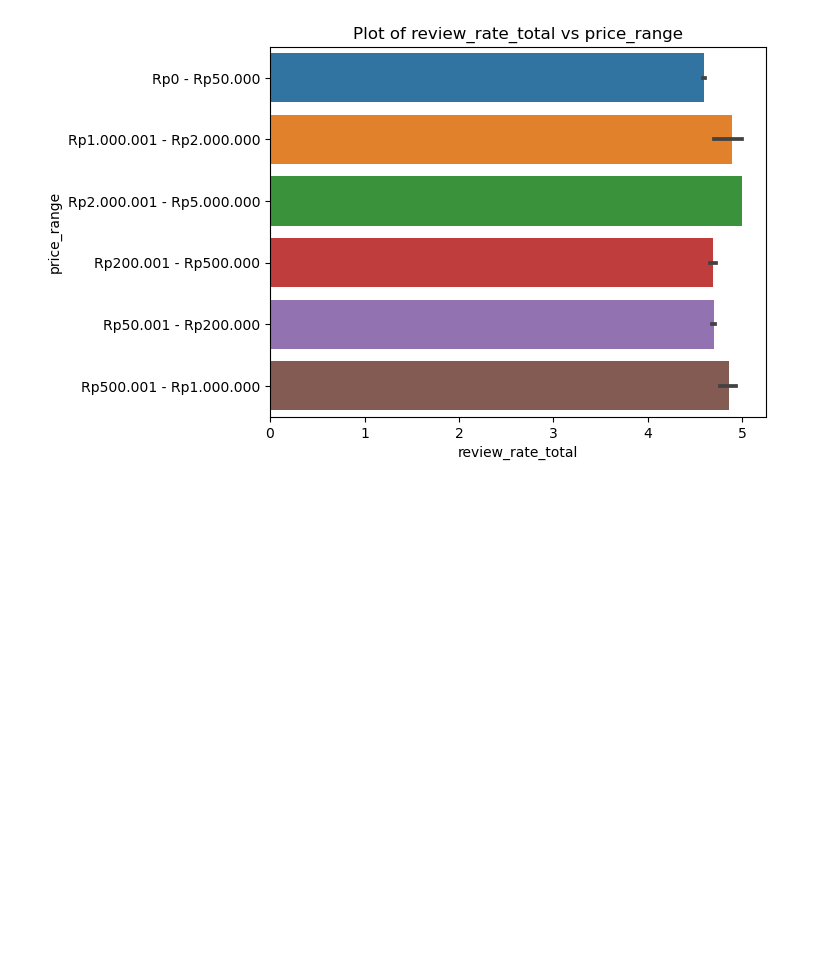
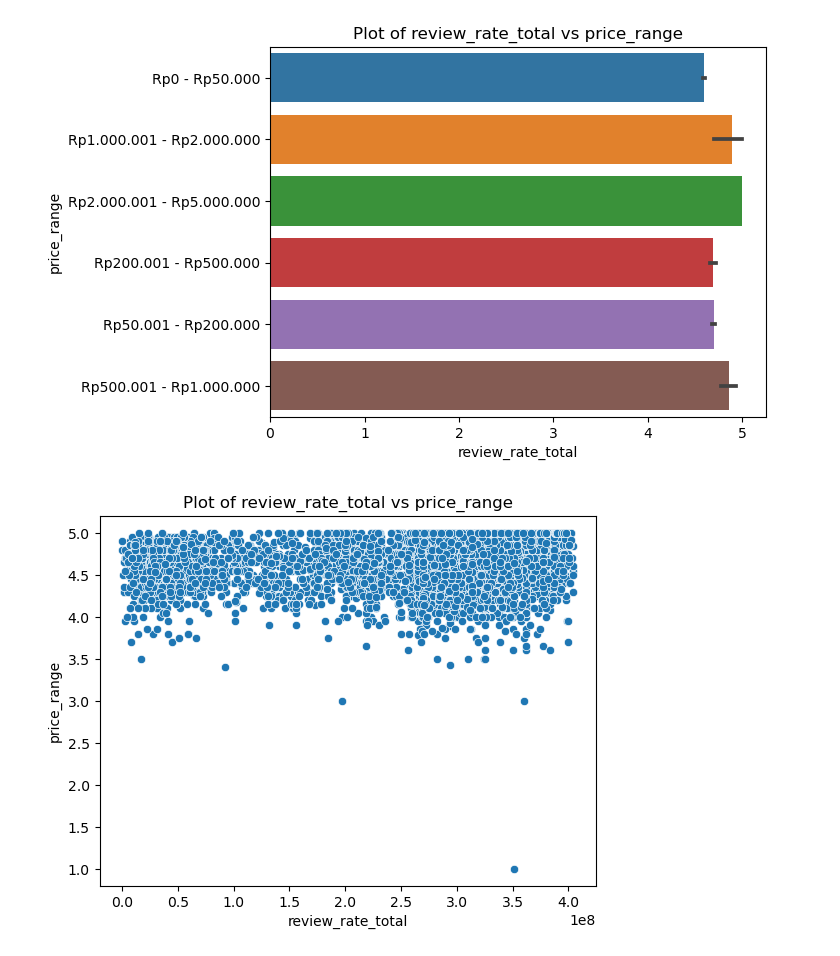
Before and after one commit to azzezzanf/bigboxintern, a Jupyter notebook: Clusterring/Code/intcluster.ipynb, the cells around one changed output. Saved outputs shown, nothing was run; the diff lists cells and outputs as text; code cells hidden in the pictures; blank space fills up the shorter version.

```diff
--- a/Clusterring/Code/intcluster.ipynb
+++ b/Clusterring/Code/intcluster.ipynb
@@ -321,4 +285,4 @@ print(fw_a['sm_review_rate'].dtype)
 # %% [output]
 object
 # %%
-fw_a['mean'] = fw_a['sm_review_rate'].mean()
+# fw_a['mean'] = fw_a['sm_review_rate'].mean()
@@ -346,3 +294,11 @@ plt.ylabel('price_range')
 plt.show()
 # %% [output]
 [figure]
+# %%
+sns.scatterplot(x='is_product_id', y='mean', data=fw_a)
+plt.title('Plot of review_rate_total vs price_range')
+plt.xlabel('review_rate_total')
+plt.ylabel('price_range')
+plt.show()
+# %% [output]
+[figure, added]
```
Also changed, not shown: parts of 10 cells of this notebook.
